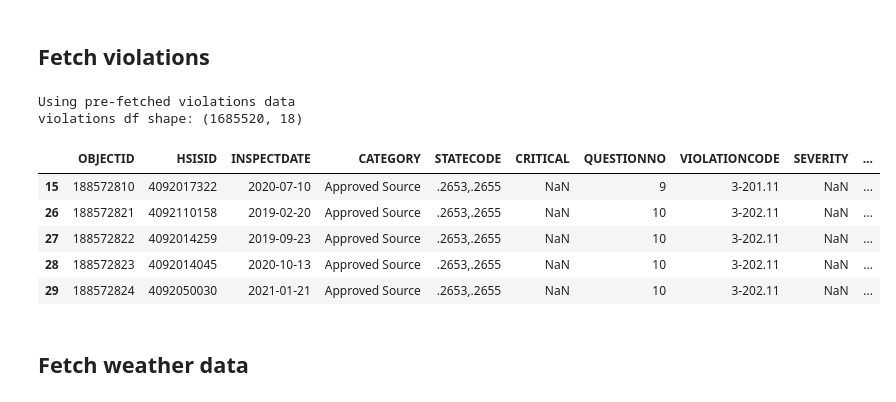
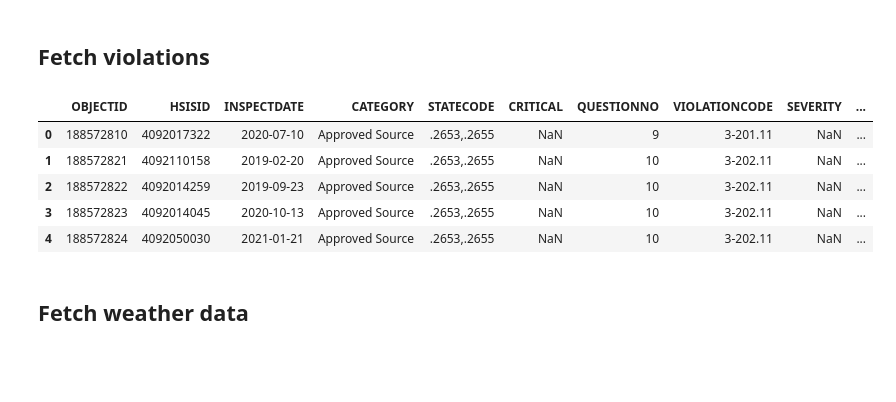
Before and after one commit to shyamal-anadkat/wake-county-food-inspections-analysis, a Jupyter notebook: Wake County - Restaurant Food Inspections Analysis [AIPI510].ipynb, the cells around one changed output. Saved outputs shown, nothing was run; the diff lists cells and outputs as text; code cells hidden in the pictures; blank space fills up the shorter version.

```diff
--- a/Wake County - Restaurant Food Inspections Analysis [AIPI510].ipynb
+++ b/Wake County - Restaurant Food Inspections Analysis [AIPI510].ipynb
@@ -58,18 +58,15 @@ restaurants.head()
 # %% [markdown]
 ## Fetch violations
 # %%
-violations_raw = getViolationsDf()
-violations = preprocess_violations(violations_raw.copy())
+violations = pd.read_csv('preprocessed_violations.csv')
 violations.head()
 # %% [output]
-Using pre-fetched violations data
-violations df shape: (1685520, 18)
 |  | OBJECTID | HSISID | INSPECTDATE | CATEGORY | STATECODE | CRITICAL | QUESTIONNO | VIOLATIONCODE | SEVERITY | ... |
-| 15 | 188572810 | 4092017322 | 2020-07-10 | Approved Source | .2653,.2655 | NaN | 9 | 3-201.11 | NaN | ... |
-| 26 | 188572821 | 4092110158 | 2019-02-20 | Approved Source | .2653,.2655 | NaN | 10 | 3-202.11 | NaN | ... |
-| 27 | 188572822 | 4092014259 | 2019-09-23 | Approved Source | .2653,.2655 | NaN | 10 | 3-202.11 | NaN | ... |
-| 28 | 188572823 | 4092014045 | 2020-10-13 | Approved Source | .2653,.2655 | NaN | 10 | 3-202.11 | NaN | ... |
-| 29 | 188572824 | 4092050030 | 2021-01-21 | Approved Source | .2653,.2655 | NaN | 10 | 3-202.11 | NaN | ... |
+| 0 | 188572810 | 4092017322 | 2020-07-10 | Approved Source | .2653,.2655 | NaN | 9 | 3-201.11 | NaN | ... |
+| 1 | 188572821 | 4092110158 | 2019-02-20 | Approved Source | .2653,.2655 | NaN | 10 | 3-202.11 | NaN | ... |
+| 2 | 188572822 | 4092014259 | 2019-09-23 | Approved Source | .2653,.2655 | NaN | 10 | 3-202.11 | NaN | ... |
+| 3 | 188572823 | 4092014045 | 2020-10-13 | Approved Source | .2653,.2655 | NaN | 10 | 3-202.11 | NaN | ... |
+| 4 | 188572824 | 4092050030 | 2021-01-21 | Approved Source | .2653,.2655 | NaN | 10 | 3-202.11 | NaN | ... |
 # %% [markdown]
 ## Fetch weather data
 # %%
```
